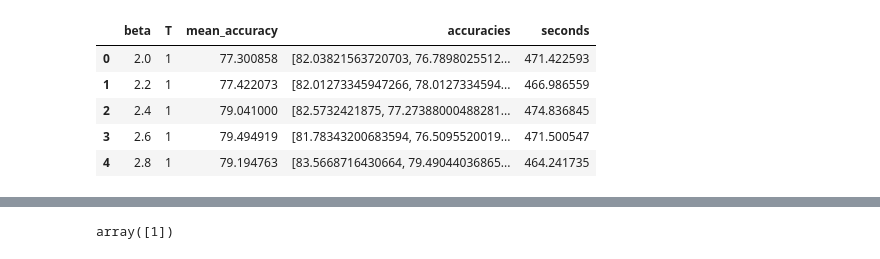
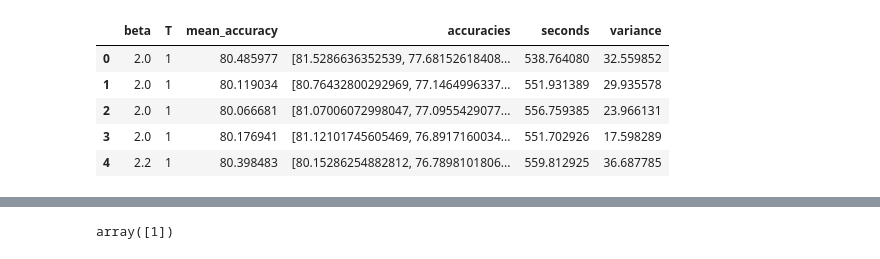
Before and after one commit to niketp03/BirthOfSSL, a Jupyter notebook: imagenette_experiments/visualize_hists.ipynb, the cells around one changed output, grey strips where cells are left out. Cells and saved outputs as stored; diff of their text form; code cells hidden in the pictures.

```diff
--- a/imagenette_experiments/visualize_hists.ipynb
+++ b/imagenette_experiments/visualize_hists.ipynb
@@ -10,15 +10,16 @@ df_full_4 = pd.read_json('grid_search_results_beta_list4.json')
 
 df_all = pd.concat([df_full, df_full_2, df_full_3, df_full_4], ignore_index=True)
 
+df_all = pd.read_json('grid_search_results_beta_list_new_LR2.json')
+
 # drop columns with beta < 1
 #df = df[df['beta'] >= 1.1]
 #df = df[df['T'] >= 0.11]
 
 df_all['variance'] = df_full['accuracies'].apply(lambda lst: np.var(lst))
 
-
 #average 3 dfs
-df_avg = pd.DataFrame()
-df_avg['beta'] = df_full['beta']
-df_avg['mean_accuracy'] = (df_full['mean_accuracy'] + df_full_2['mean_accuracy'] + df_full_3['mean_accuracy']) / 3
-df_avg['variance'] = (df_full['variance'] + df_full_2['variance'] + df_full_3['variance']) / 3
+#df_avg = pd.DataFrame()
+#df_avg['beta'] = df_full['beta']
+#df_avg['mean_accuracy'] = (df_full['mean_accuracy'] + df_full_2['mean_accuracy'] + df_full_3['mean_accuracy']) / 3
+#df_avg['variance'] = (df_full['variance'] + df_full_2['variance'] + df_full_3['variance']) / 3
@@ -37,12 +26,12 @@ df_avg
 # %%
-df_full.head()
+df_all.head()
 # %% [output]
-|  | beta | T | mean_accuracy | accuracies | seconds |
-| 0 | 2.0 | 1 | 77.300858 | [82.03821563720703, 76.7898025512... | 471.422593 |
-| 1 | 2.2 | 1 | 77.422073 | [82.01273345947266, 78.0127334594... | 466.986559 |
-| 2 | 2.4 | 1 | 79.041000 | [82.5732421875, 77.27388000488281... | 474.836845 |
-| 3 | 2.6 | 1 | 79.494919 | [81.78343200683594, 76.5095520019... | 471.500547 |
-| 4 | 2.8 | 1 | 79.194763 | [83.5668716430664, 79.49044036865... | 464.241735 |
+|  | beta | T | mean_accuracy | accuracies | seconds | variance |
+| 0 | 2.0 | 1 | 80.485977 | [81.5286636352539, 77.68152618408... | 538.764080 | 32.559852 |
+| 1 | 2.0 | 1 | 80.119034 | [80.76432800292969, 77.1464996337... | 551.931389 | 29.935578 |
+| 2 | 2.0 | 1 | 80.066681 | [81.07006072998047, 77.0955429077... | 556.759385 | 23.966131 |
+| 3 | 2.0 | 1 | 80.176941 | [81.12101745605469, 76.8917160034... | 551.702926 | 17.598289 |
+| 4 | 2.2 | 1 | 80.398483 | [80.15286254882812, 76.7898101806... | 559.812925 | 36.687785 |
 # %%
 #cifar
 baseline = [65.65, 64.87, 65.57, 63.85, 68.6 , 57.58, 59.34, 71.02, 58.62,
```
Also changed, not shown: parts of 6 cells of this notebook, 7 other files.
